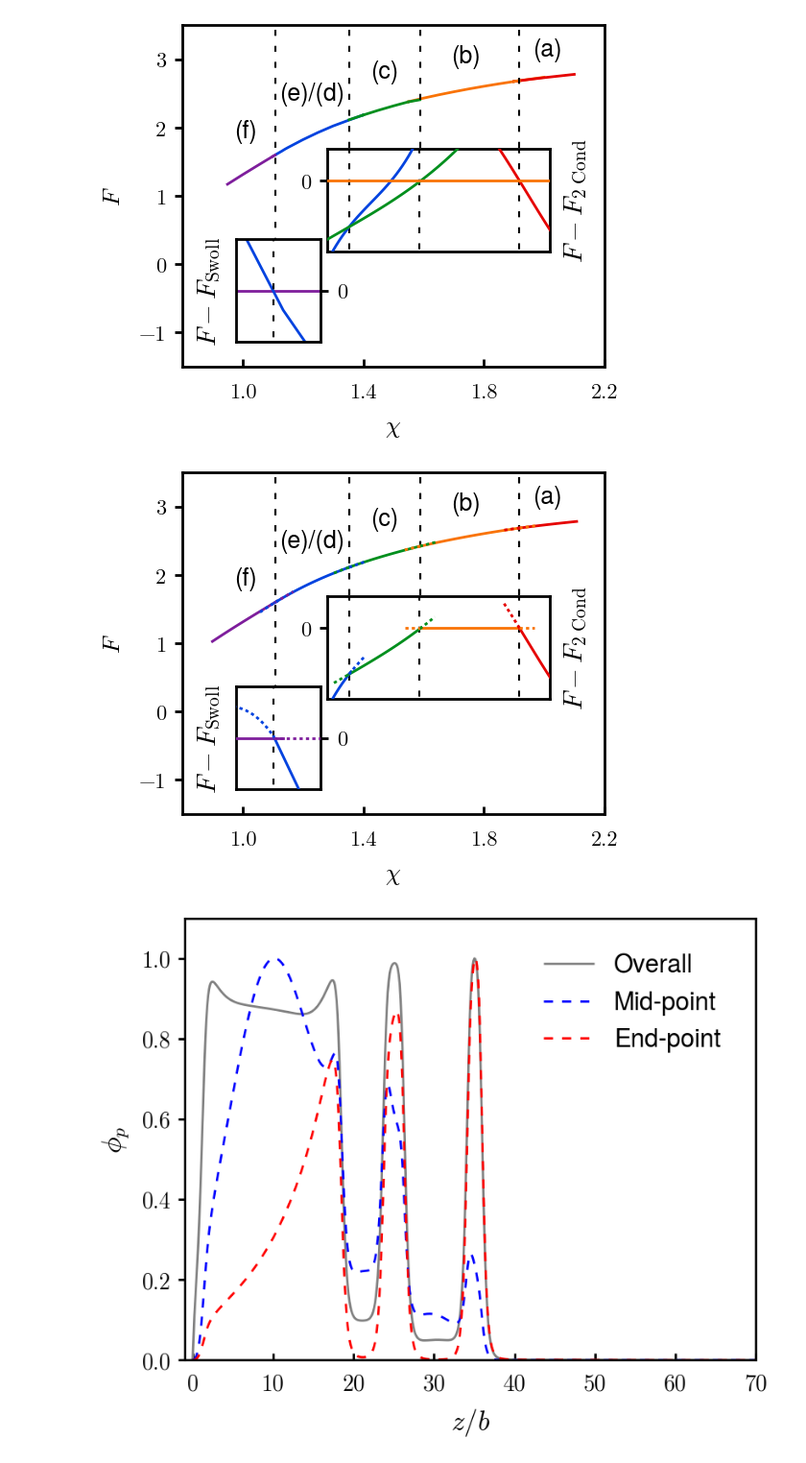
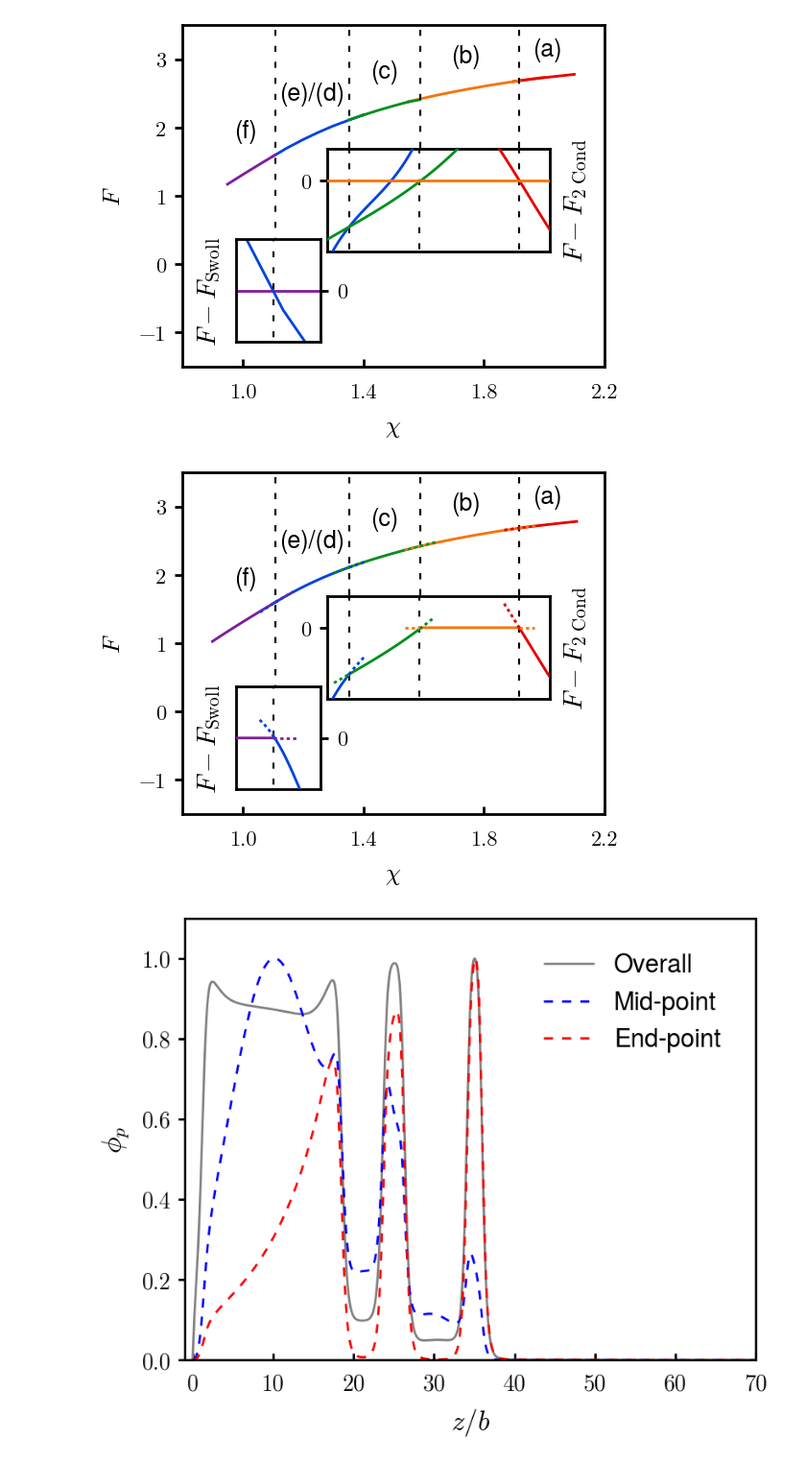
Before and after one commit to tyokokur/utilities, a Jupyter notebook: python/sysg_vis.ipynb, the cells around one changed output. Shown at 96% size. Saved outputs shown, nothing was run; the diff lists cells and outputs as text; code cells hidden in the pictures.

```diff
--- a/python/sysg_vis.ipynb
+++ b/python/sysg_vis.ipynb
@@ -755,7 +755,7 @@ def plot_free(data, color, trans=(None,None), deltas=(-0.05,0.05), s=0.001, exce
             plt.plot([trans[1]]*2, [0.3, 3.5], ls=(0, (3,5)), c='k', lw=1.5)
     if excess:
         fit, ref = UnivariateSpline(data[0]['Chi'], data[0]['F'], s=s), UnivariateSpline(data[1]['Chi'], data[1]['F'], s=s)
-        stable=np.arange(start, end+0.01, 0.01)
+        stable=np.arange(start, end+1e-06, 1e-06)
         plt.plot(stable, fit(stable)-ref(stable), c=color, zorder=3)
         if trans[0]:
             meta_L = np.arange(trans[0]+deltas[0], trans[0]+0.001, 0.001)
@@ -796,41 +796,41 @@ ins1 = inset_axes(fax, width="100%", height="100%", loc="upper right",
                    bbox_to_anchor=(.15, .10, .20, .3), bbox_transform=fax.transAxes)
 plt.sca(ins1) # left inset
 Fref = A.iloc[0,:][:10]
-plot_free((A.iloc[0,:], Fref), cdict['p0c'], (None,t14), excess=True, s=1e-05)
-plot_free((A.iloc[3,:][:10], Fref), cdict['p4c'], (t14, None), excess=True, s=4e-07, deltas=(-0.01, 0.05))
+plot_free((A.iloc[0,:], Fref), cdict['p0c'], (None,t14), excess=True, s=1e-07, deltas=(None, 0.005))
+plot_free((A.iloc[3,:][:10], Fref), cdict['p4c'], (t14, None), excess=True, s=4e-07, deltas=(-0.003, None))
 plt.plot([t14]*2, [-0.05, 0.05], **trans_kw)
 ins1.set_ylabel(r'$F - F_{\mathrm{Swoll}}$')
 ins1.set_xlim((1.100, 1.118))
 ins1.set_ylim((-2e-04, 2e-04))
 ins1.yaxis.set_ticks_position('right')
 ins1.set_yticks([0])
 ins1.set_xticks([])
 tjy.ticks()
 
 ins2 = inset_axes(fax, width="100%", height="100%", loc="upper right",
                    bbox_to_anchor=(.365, .365, .528, .3), bbox_transform=fax.transAxes)
 plt.sca(ins2) # rght inset
 Fref = A.iloc[1,:]
 plot_free((A.iloc[3,], Fref), cdict['p4c'], (None, t43), excess=True)
 plot_free((A.iloc[2,:], Fref), cdict['p3c'], (t43, t32), excess=True)
 plot_free((A.iloc[1,:], Fref), cdict['p2c'], (t32, t21), excess=True)
 plot_free((A.iloc[0,:], Fref), cdict['p1c'], (t21, None), excess=True)
 plt.plot([t43]*2, [-0.05, 0.05], **trans_kw)
 plt.plot([t32]*2, [-0.05, 0.05], **trans_kw)
 plt.plot([t21]*2, [-0.05, 0.05], **trans_kw)
 
 ins2.yaxis.set_label_position('right')
 ins2.set_ylabel(r'$F - F_{\mathrm{2\ Cond}}$')
 ins2.set_xlim((1.28, 2.02))
 ins2.set_ylim((-0.018, 0.008))
 ins2.set_yticks([0])
 ins2.set_xticks([])
 
 tjy.ticks()
 
 # plt.savefig('imgs/free.pdf')
 # %% [output]
-[figure, old version]
+[figure, new version]
 # %%
 mpl.rcParams['xtick.labelsize'] = 20 #tmp change
 mpl.rcParams['ytick.labelsize'] = 20 #tmp change
```
